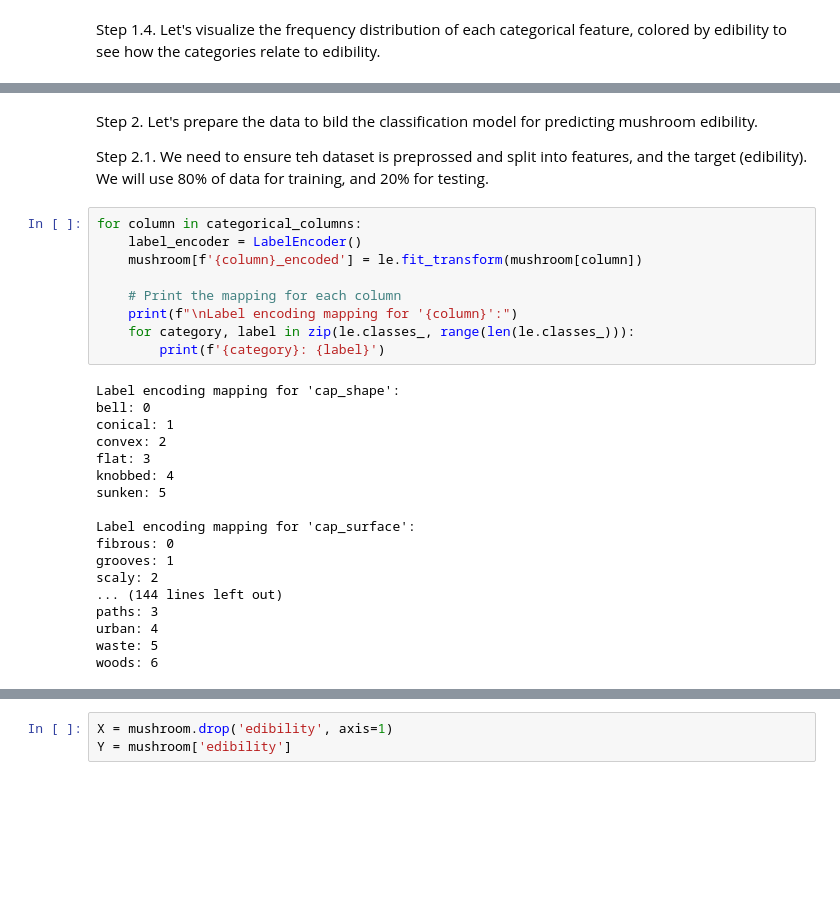
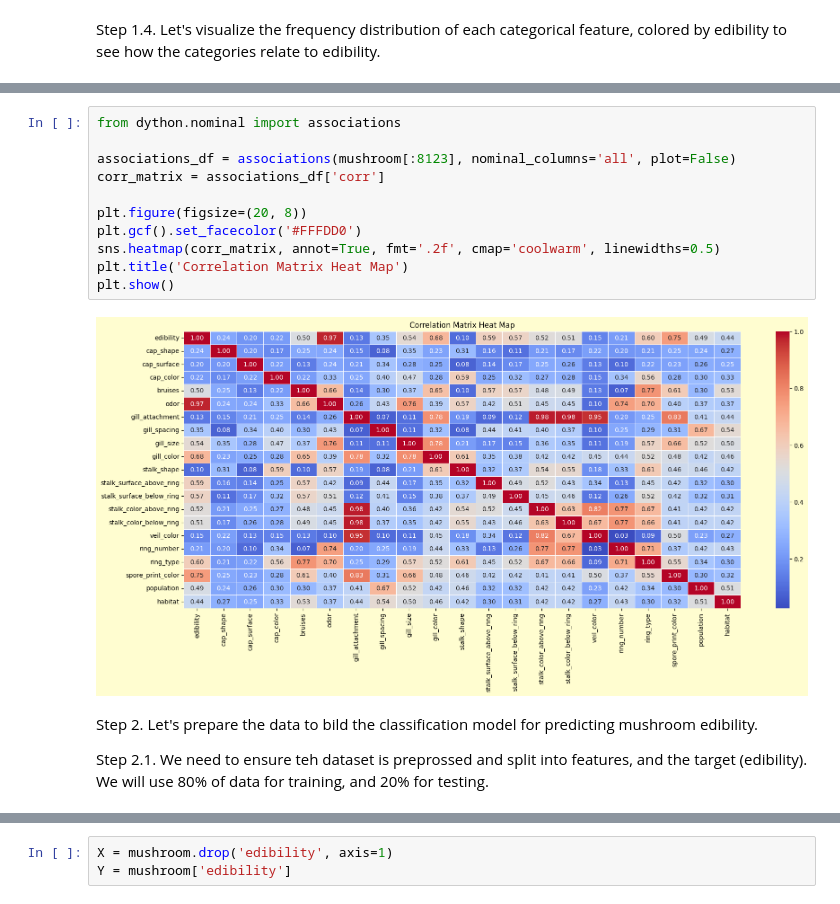
Before and after one commit to IL-BioByte/Mushrooms, a Jupyter notebook: prediction.ipynb, the cells around one changed output, grey strips where cells are left out. Saved outputs shown, nothing was run; the diff lists cells and outputs as text; blank space fills up the shorter version.

```diff
--- a/prediction.ipynb
+++ b/prediction.ipynb
@@ -164,32 +247,18 @@ plt.show()
+# %%
+from dython.nominal import associations
+
+associations_df = associations(mushroom[:8123], nominal_columns='all', plot=False)
+corr_matrix = associations_df['corr']
+
+plt.figure(figsize=(20, 8))
+plt.gcf().set_facecolor('#FFFDD0')
+sns.heatmap(corr_matrix, annot=True, fmt='.2f', cmap='coolwarm', linewidths=0.5)
+plt.title('Correlation Matrix Heat Map')
+plt.show()
+# %% [output]
+[figure, added]
 # %% [markdown]
 Step 2. Let's prepare the data to bild the classification model for predicting mushroom edibility.
 
 Step 2.1. We need to ensure teh dataset is preprossed and split into features, and the target (edibility). We will use 80% of data for training, and 20% for testing.
-# %%
-for column in categorical_columns:
-    label_encoder = LabelEncoder()
-    mushroom[f'{column}_encoded'] = le.fit_transform(mushroom[column])
-
-    # Print the mapping for each column
-    print(f"\nLabel encoding mapping for '{column}':")
-    for category, label in zip(le.classes_, range(len(le.classes_))):
-        print(f'{category}: {label}')
-# %% [output]
-Label encoding mapping for 'cap_shape':
-bell: 0
-conical: 1
-convex: 2
-flat: 3
-knobbed: 4
-sunken: 5
-
-Label encoding mapping for 'cap_surface':
-fibrous: 0
-grooves: 1
-scaly: 2
-... (144 lines left out)
-paths: 3
-urban: 4
-waste: 5
-woods: 6
 # %%
```
Also changed, not shown: parts of 30 cells of this notebook.
